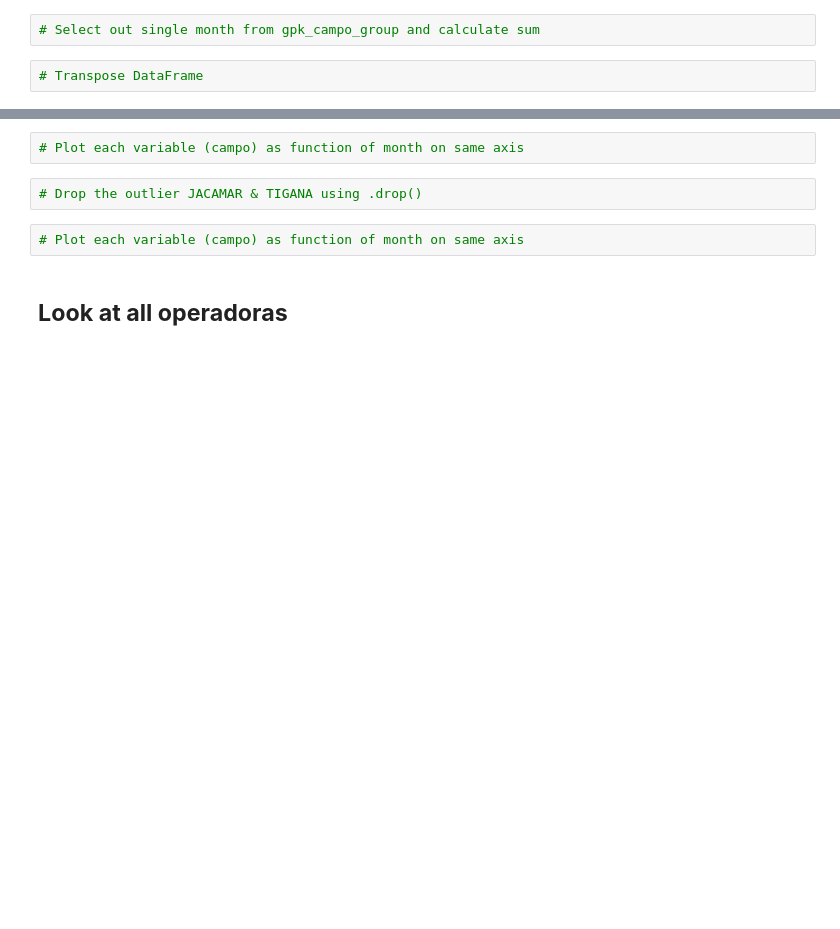
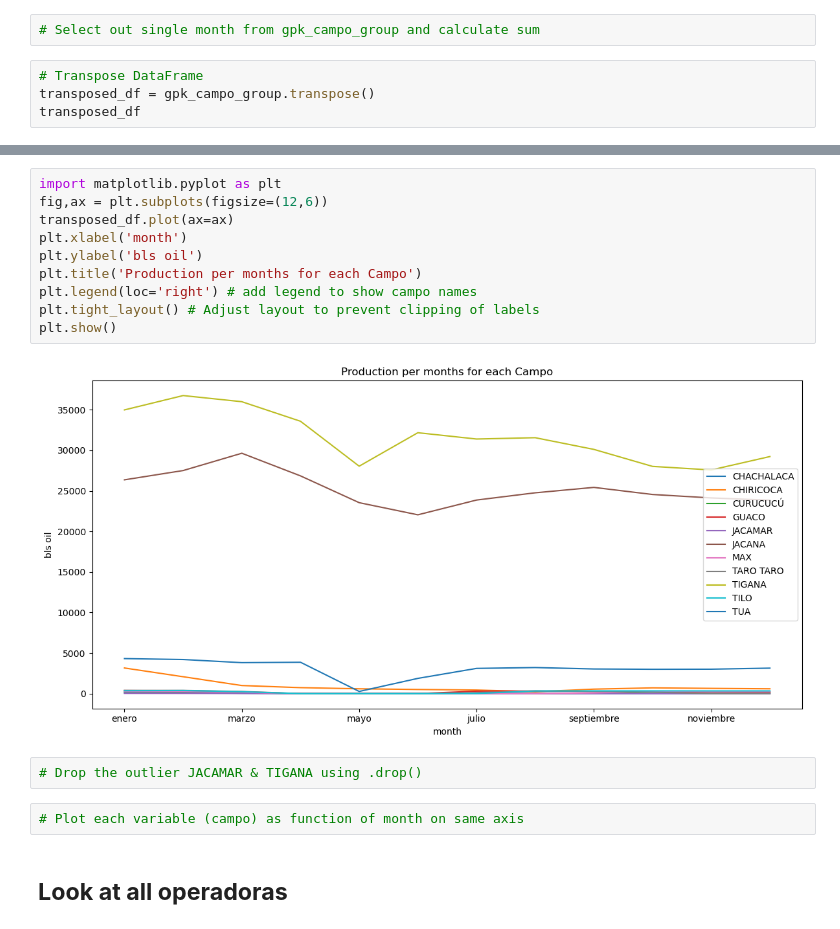
Before and after one commit to JennVargas15/02-geopark-pandas-dataframes, a Jupyter notebook: notebooks/02-geopark-pandas-empty.ipynb, the cells around one changed output, grey strips where cells are left out. Cells and saved outputs as stored; diff of their text form; blank space fills up the shorter version.

```diff
--- a/notebooks/02-geopark-pandas-empty.ipynb
+++ b/notebooks/02-geopark-pandas-empty.ipynb
@@ -386,3 +405,5 @@ oil_gas_id
 # Select out single month from gpk_campo_group and calculate sum
 # %%
 # Transpose DataFrame
+transposed_df = gpk_campo_group.transpose()
+transposed_df
@@ -389,5 +424,15 @@ oil_gas_id
-# %%
-# Plot each variable (campo) as function of month on same axis
+# %%
+import matplotlib.pyplot as plt
+fig,ax = plt.subplots(figsize=(12,6))
+transposed_df.plot(ax=ax)
+plt.xlabel('month')
+plt.ylabel('bls oil')
+plt.title('Production per months for each Campo')
+plt.legend(loc='right') # add legend to show campo names
+plt.tight_layout() # Adjust layout to prevent clipping of labels
+plt.show()
+# %% [output]
+[figure, added]
 # %%
 # Drop the outlier JACAMAR & TIGANA using .drop()
 # %%
```
Also changed, not shown: parts of 3 cells of this notebook.
